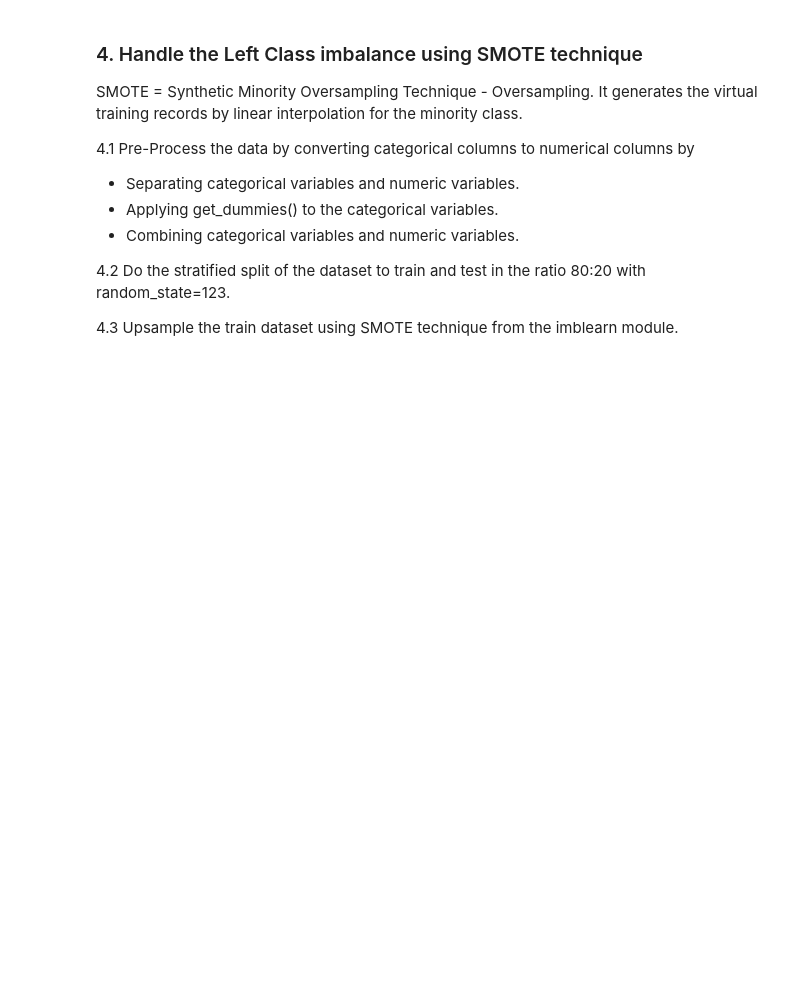
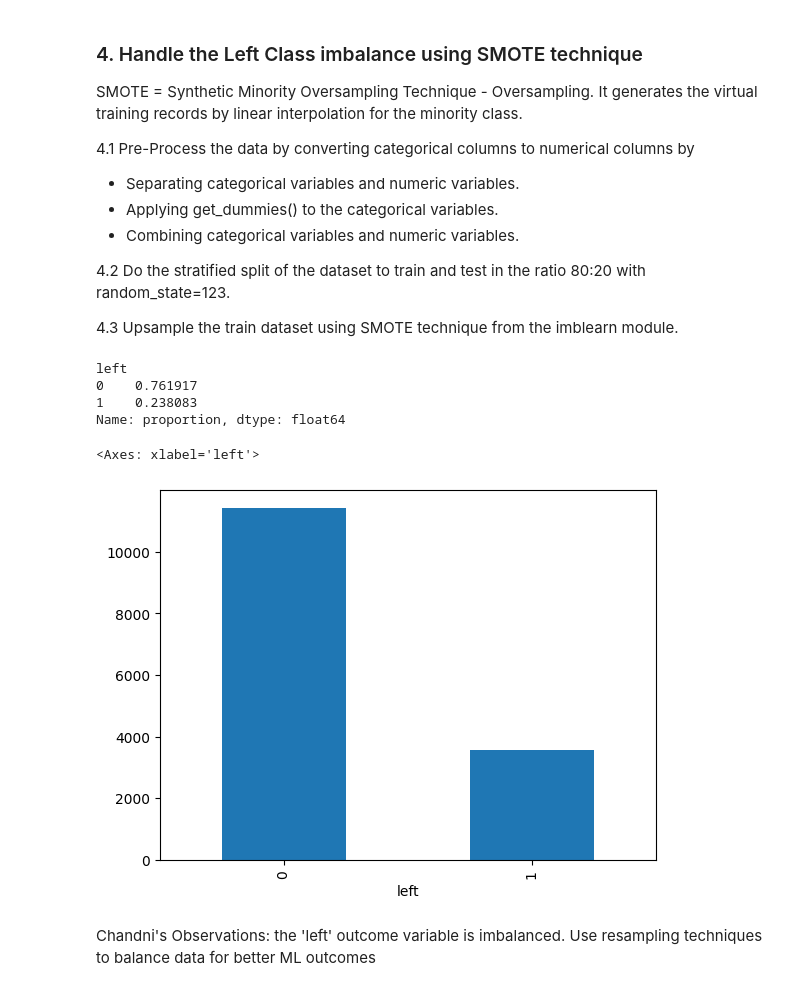
Before and after one commit to chai923/AIML, a Jupyter notebook: AIML_EmployeeTurnoverAnalysis_Project_CKazi.ipynb, the cells around one changed output. Drawn from its saved outputs; the diff is of its cells as text; code cells hidden in the pictures; blank space fills up the shorter version.

```diff
--- a/AIML_EmployeeTurnoverAnalysis_Project_CKazi.ipynb
+++ b/AIML_EmployeeTurnoverAnalysis_Project_CKazi.ipynb
@@ -238,3 +232,15 @@ SMOTE = Synthetic Minority Oversampling Technique - Oversampling. It generates t
 4.2 Do the stratified split of the dataset to train and test in the ratio 80:20 with random_state=123.
 
 4.3 Upsample the train dataset using SMOTE technique from the imblearn module.
+# %%
+print(df["left"].value_counts(normalize=True))
+df['left'].value_counts().plot(kind='bar')
+# %% [output]
+left
+0    0.761917
+1    0.238083
+Name: proportion, dtype: float64
+<Axes: xlabel='left'>
+[figure, added]
+# %% [markdown]
+Chandni's Observations: the 'left' outcome variable is imbalanced. Use resampling techniques to balance data for better ML outcomes
```
Also changed, not shown: parts of 8 cells of this notebook, 4 other files.
